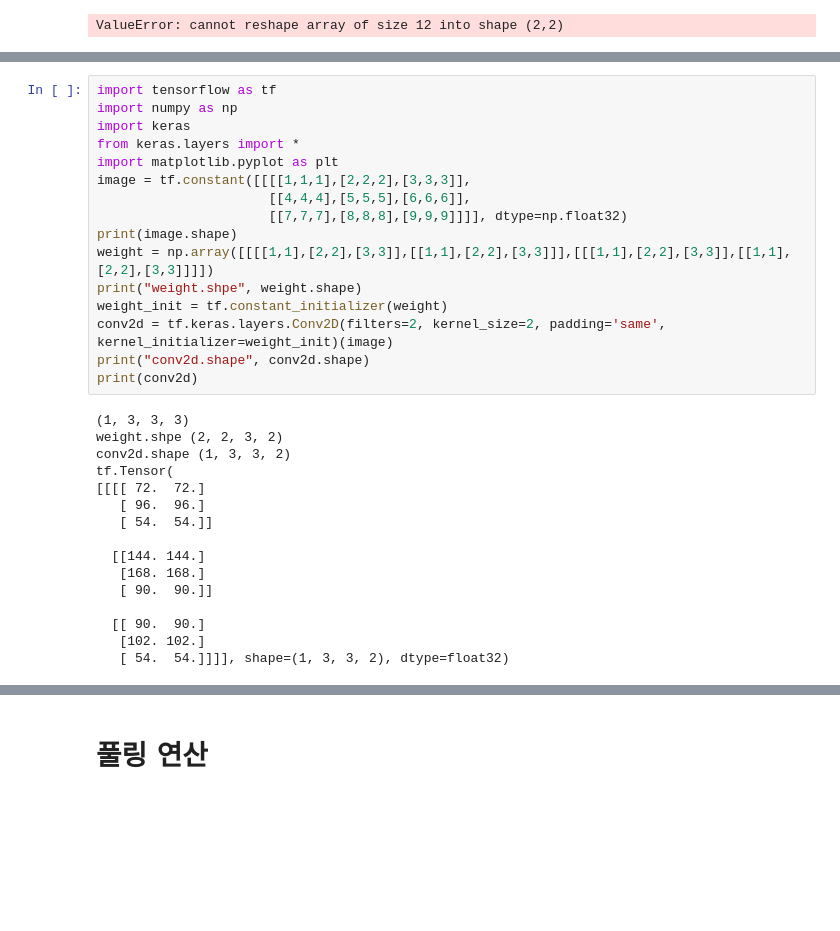
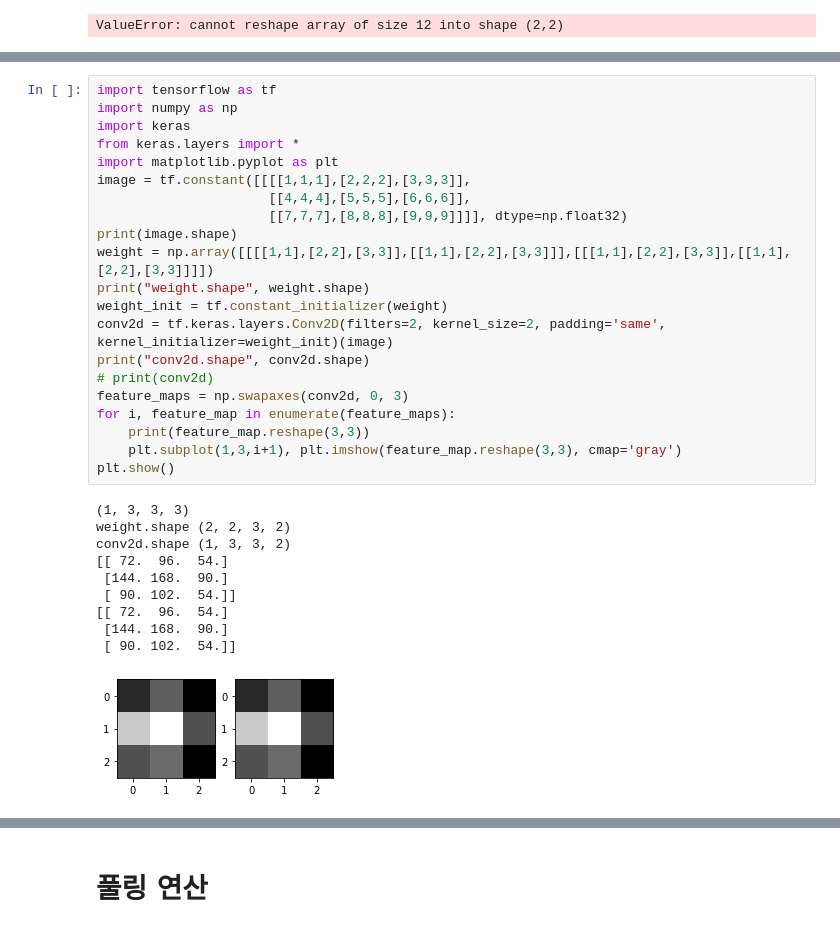
Before and after one commit to imguru-mooc/deep_learning_nlp, a Jupyter notebook: Chapter_5/1.convnet.ipynb, the cells around one changed output, grey strips where cells are left out. Drawn from its saved outputs; the diff is of its cells as text; blank space fills up the shorter version.

```diff
--- a/Chapter_5/1.convnet.ipynb
+++ b/Chapter_5/1.convnet.ipynb
@@ -393,32 +416,32 @@ for i, feature in enumerate(feature_maps):
 # %%
 import tensorflow as tf
 import numpy as np
 import keras
 from keras.layers import *
 import matplotlib.pyplot as plt
 image = tf.constant([[[[1,1,1],[2,2,2],[3,3,3]],
                       [[4,4,4],[5,5,5],[6,6,6]],
                       [[7,7,7],[8,8,8],[9,9,9]]]], dtype=np.float32)
 print(image.shape)
 weight = np.array([[[[1,1],[2,2],[3,3]],[[1,1],[2,2],[3,3]]],[[[1,1],[2,2],[3,3]],[[1,1],[2,2],[3,3]]]])
-print("weight.shpe", weight.shape)
+print("weight.shape", weight.shape)
 weight_init = tf.constant_initializer(weight)
 conv2d = tf.keras.layers.Conv2D(filters=2, kernel_size=2, padding='same', kernel_initializer=weight_init)(image)
 print("conv2d.shape", conv2d.shape)
-print(conv2d)
+# print(conv2d)
+feature_maps = np.swapaxes(conv2d, 0, 3)
+for i, feature_map in enumerate(feature_maps):
+    print(feature_map.reshape(3,3))
+    plt.subplot(1,3,i+1), plt.imshow(feature_map.reshape(3,3), cmap='gray')
+plt.show()
 # %% [output]
 (1, 3, 3, 3)
-weight.shpe (2, 2, 3, 2)
+weight.shape (2, 2, 3, 2)
 conv2d.shape (1, 3, 3, 2)
-tf.Tensor(
-[[[[ 72.  72.]
-   [ 96.  96.]
-   [ 54.  54.]]
-
-  [[144. 144.]
-   [168. 168.]
-   [ 90.  90.]]
-
-  [[ 90.  90.]
-   [102. 102.]
-   [ 54.  54.]]]], shape=(1, 3, 3, 2), dtype=float32)
+[[ 72.  96.  54.]
+ [144. 168.  90.]
+ [ 90. 102.  54.]]
+[[ 72.  96.  54.]
+ [144. 168.  90.]
+ [ 90. 102.  54.]]
+[figure, added]
```
Also changed, not shown: parts of 11 cells of this notebook.
